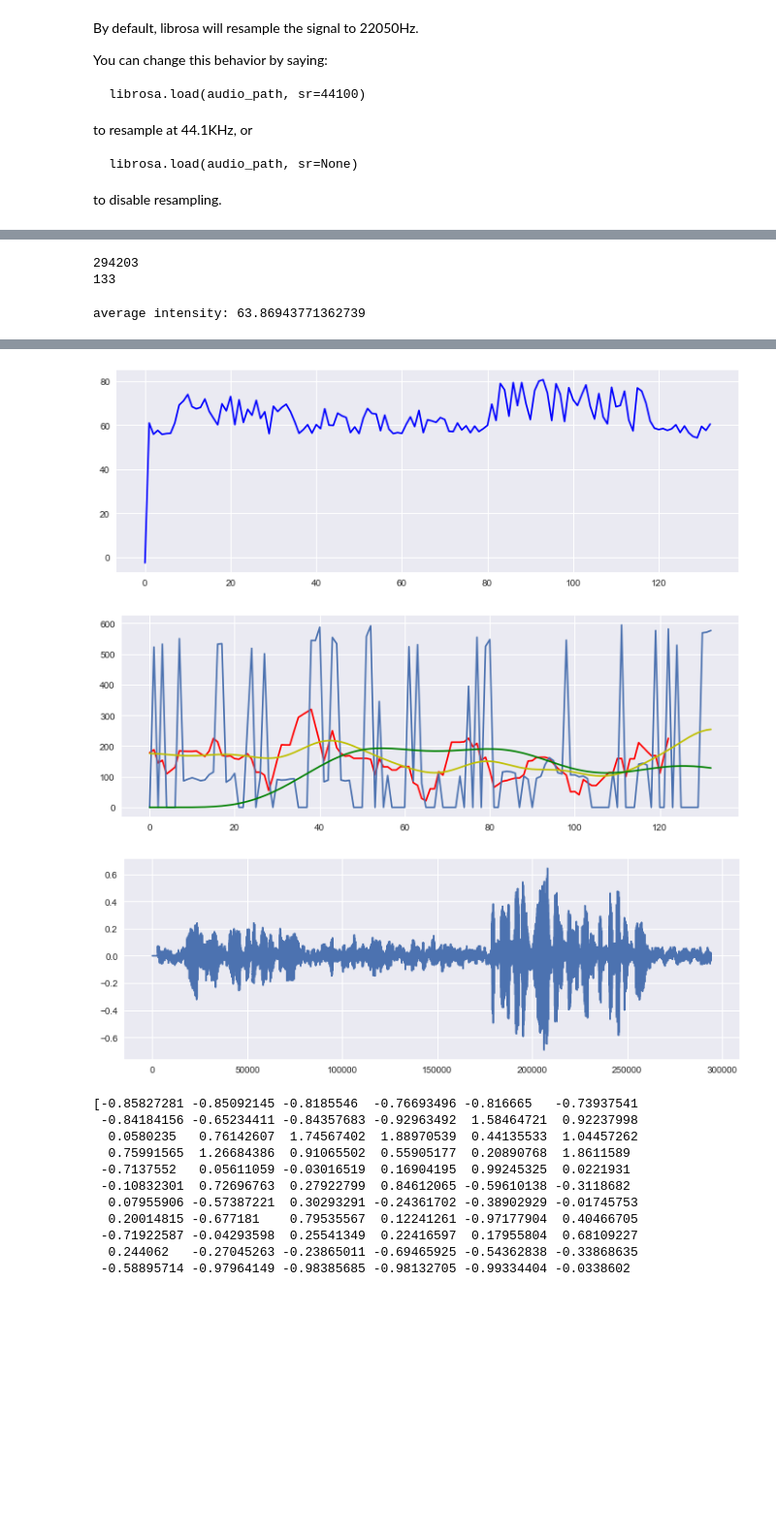
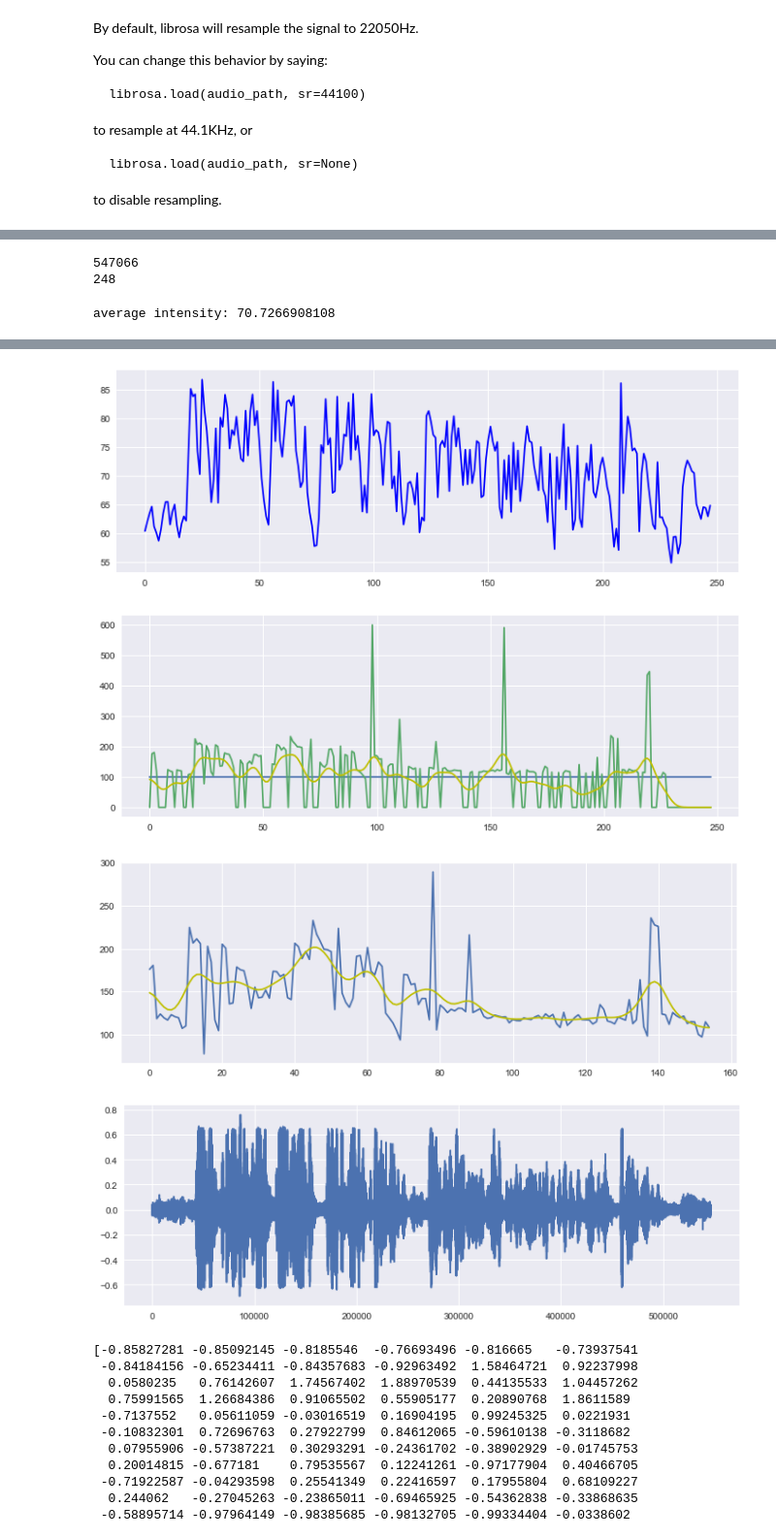
Before and after one commit to Bitfroest/presentation-analysis, a Jupyter notebook: analysis.ipynb, the cells around one changed output, grey strips where cells are left out. Shown at 97% size. Cells and saved outputs as stored; diff of their text form; code cells hidden in the pictures; blank space fills up the shorter version.

Commit message:
add loudness and monotonic thresholds

```diff
--- a/analysis.ipynb
+++ b/analysis.ipynb
@@ -89,5 +88,5 @@ plt.show() # or plt.savefig("spectrogram.pdf")
 # %%
-audio_path = './audio/loudness_test.wav'
+audio_path = './audio/monoton.wav'
 
 y, sampling_rate = librosa.load(audio_path, dtype=np.float32)
 print(len(y))
@@ -108,7 +107,7 @@ snd = parselmouth.Sound(audio_path)
 intensity = snd.to_intensity(time_step=0.1)
 pitch = snd.to_pitch(time_step=0.1)
 
-print(len(intensity.xs()))
+print(len(intensity.values[0]))
 
 for i in range(1, NoWindows+1):
     if i == NoWindows:
@@ -124,8 +123,8 @@ for i in range(1, NoWindows+1):
         std[i-1,:] = y[(i-1)*sr:i*sr]
         signal_std[i-1] = stat.stdev(std[i-1,:])
 # %% [output]
-294203
-133
+547066
+248
 # %%
 #print(intensity)
 
@@ -166,11 +165,11 @@ plt.plot(averageFilter(intensity.values[0],5) , 'c')
 plt.plot(gaussian_filter(averageFilter(intensity.values[0],5), sigma=2) , 'r')
 intensity_avg = sum(intensity.values[0])/len(intensity.values[0])
 print("average intensity: " + str(intensity_avg))
-p = np.poly1d([0,0,intensity_avg])
+p = np.poly1d([0,0,intensity_avg+2])
 x = np.arange(len(intensity.values[0]))
 z = p(x)
 plt.plot(x,z)
-p = np.poly1d([0,0,58])
+p = np.poly1d([0,0,67]) #66
 x = np.arange(len(intensity.values[0]))
 z = p(x)
 plt.plot(x,z)
@@ -182,11 +181,28 @@ plt.plot(intensity.values[0] , 'b')
 plt.figure(figsize=(12,4))
 
 # show waveform
-plt.plot(averageFilter(pitch.selected_array['frequency'],5), 'r')
+#plt.plot(averageFilter(pitch.selected_array['frequency'],5), 'r')
+pitch_avg = sum(pitch.selected_array['frequency'])/len(pitch.selected_array['frequency'])
+p = np.poly1d([0,0,pitch_avg+2])
+x = np.arange(len(pitch.selected_array['frequency']))
+z = p(x)
+plt.plot(x,z)
+
+pitchFilteredX, pitchFilteredY = []
+for k in range(len(pitch.selected_array['frequency'])):
+    if pitch.selected_array['frequency'][k] > 50 and pitch.selected_array['frequency'][k] < 300:
+        pitchFiltered.append(pitch.selected_array['frequency'][k])
+
+
 plt.plot(pitch.selected_array['frequency'])
-plt.plot(gaussian_filter(pitch.selected_array['frequency'], sigma=7), 'y')
-plt.plot(butter_lowpass_filter(pitch.selected_array['frequency'], cutoff, fs, order ), 'g')
+plt.plot(gaussian_filter(pitch.selected_array['frequency'], sigma=3), 'y')
+#plt.plot(butter_lowpass_filter(pitch.selected_array['frequency'], cutoff, fs, order ), 'g')
 # Make a new figure
+plt.figure(figsize=(12,4))
+
+plt.plot(pitchFiltered)
+plt.plot(gaussian_filter(pitchFiltered, sigma=3), 'y')
+
 plt.figure(figsize=(12,4))
 
 # show waveform
@@ -206,4 +222,4 @@ signal_std_std = stat.stdev(signal_std)
 #print("signal_min_min is: ", signal_min_min)
 #print("signal_std_std is: ", signal_std_std)
 # %% [output]
-average intensity: 63.86943771362739
+average intensity: 70.7266908108
@@ -211,6 +227,7 @@ average intensity: 63.86943771362739
-[figure, old version]
+[figure, new version]
-[figure, old version]
+[figure, new version]
-[figure, old version]
+[figure, new version]
+[figure, added]
 # %%
 #feature scaling
 features = np.zeros(len(signal_avg))
```
Also changed, not shown: parts of 2 cells of this notebook.
